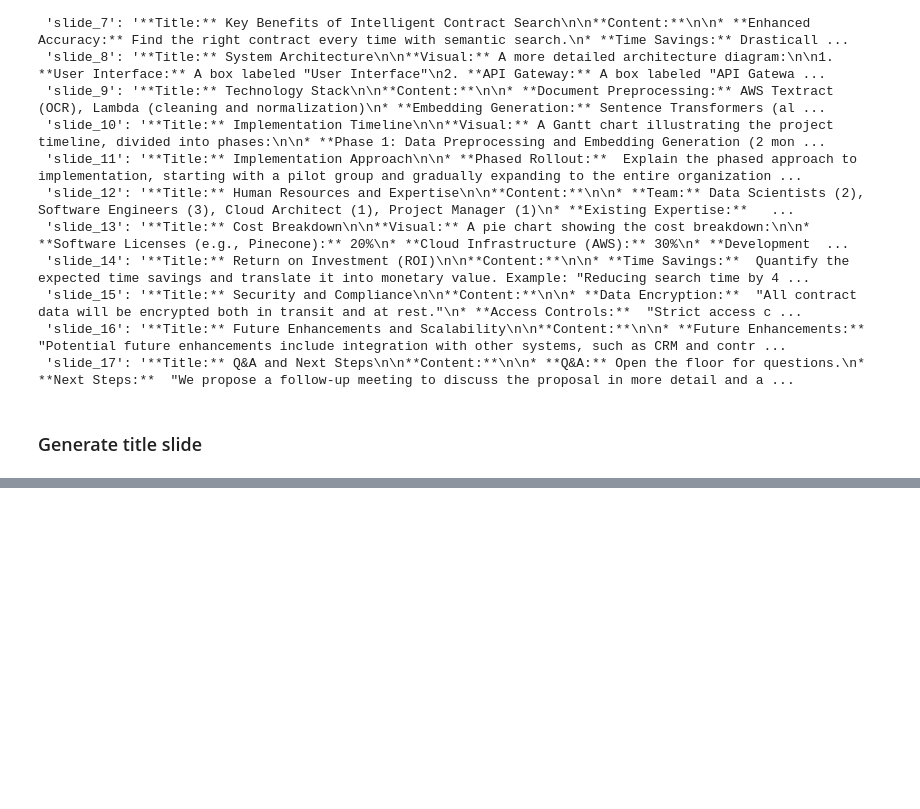
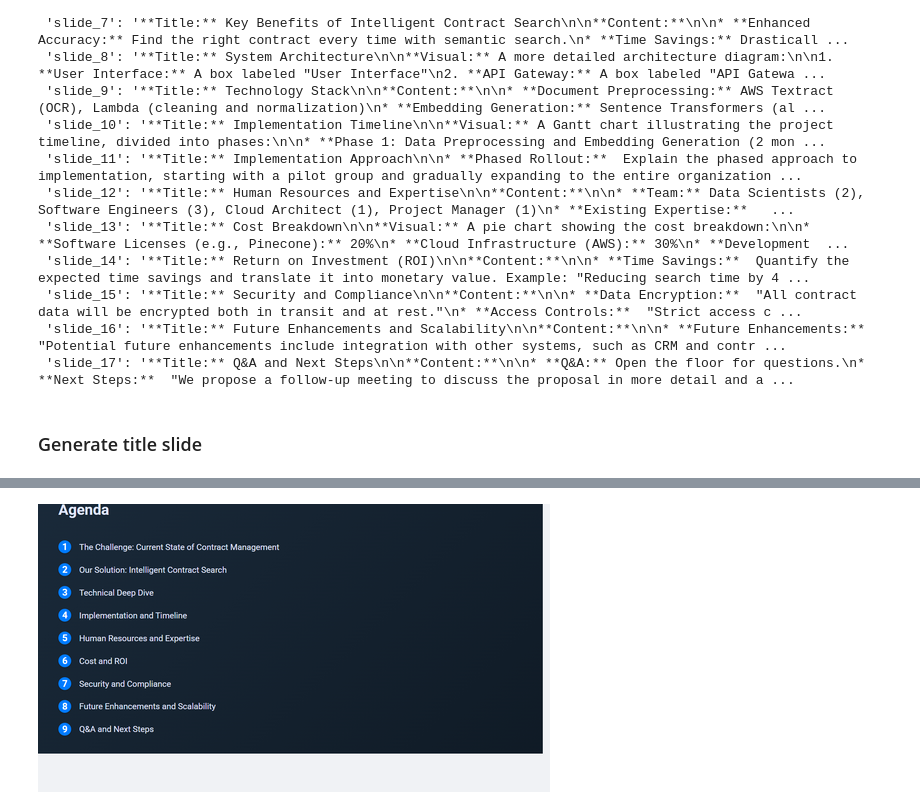
Before and after one commit to L33T-Snack3r/pptx-planner, a Jupyter notebook: experimentation/html_generation_prototyping.ipynb, the cells around one changed output, grey strips where cells are left out. Drawn from its saved outputs; the diff is of its cells as text; code cells hidden in the pictures; blank space fills up the shorter version.

```diff
--- a/experimentation/html_generation_prototyping.ipynb
+++ b/experimentation/html_generation_prototyping.ipynb
@@ -388,0 +829,4 @@ def reviewer(review_prompt, html_txt, html_image):
+# %%
+llm = LLM(provider="gemini", model="gemini-2.5-flash")
+agenda_html_response = llm.call(query=second_slide_prompt)['text']
+print(agenda_html_response)
@@ -388,0 +857,16 @@ def reviewer(review_prompt, html_txt, html_image):
+# %%
+#llm = LLM(provider="gemini", model="gemini-1.5-flash")
+rndr = HTMLRenderer()
+
+html_txt = find_text_in_between_tags(agenda_html_response, start_tag="<!DOCTYPE html>", end_tag="</html>", inclusive=True)
+html_img = rndr.renderHTML(html_str=html_txt, resize=True, resize_ratio=0.4)
+display(html_img)
+# review_response = reviewer(review_prompt_template=slide_review_prompt,
+#                            html_txt=html_txt,
+#                            html_image=html_img,
+#                            llm=llm
+#                            )
+# html_img2 = rndr.renderHTML(html_str=find_text_in_between_tags(review_response['html_code'], start_tag="<!DOCTYPE html>", end_tag="</html>", inclusive=True), resize=True, resize_ratio=0.4)
+# display(html_img2)
+# agenda_slide_html = review_response['html_code']
+# %% [output]
@@ -388,0 +875 @@ def reviewer(review_prompt, html_txt, html_image):
+[figure, added]
```
Also changed, not shown: parts of 15 cells of this notebook, 4 other files.
